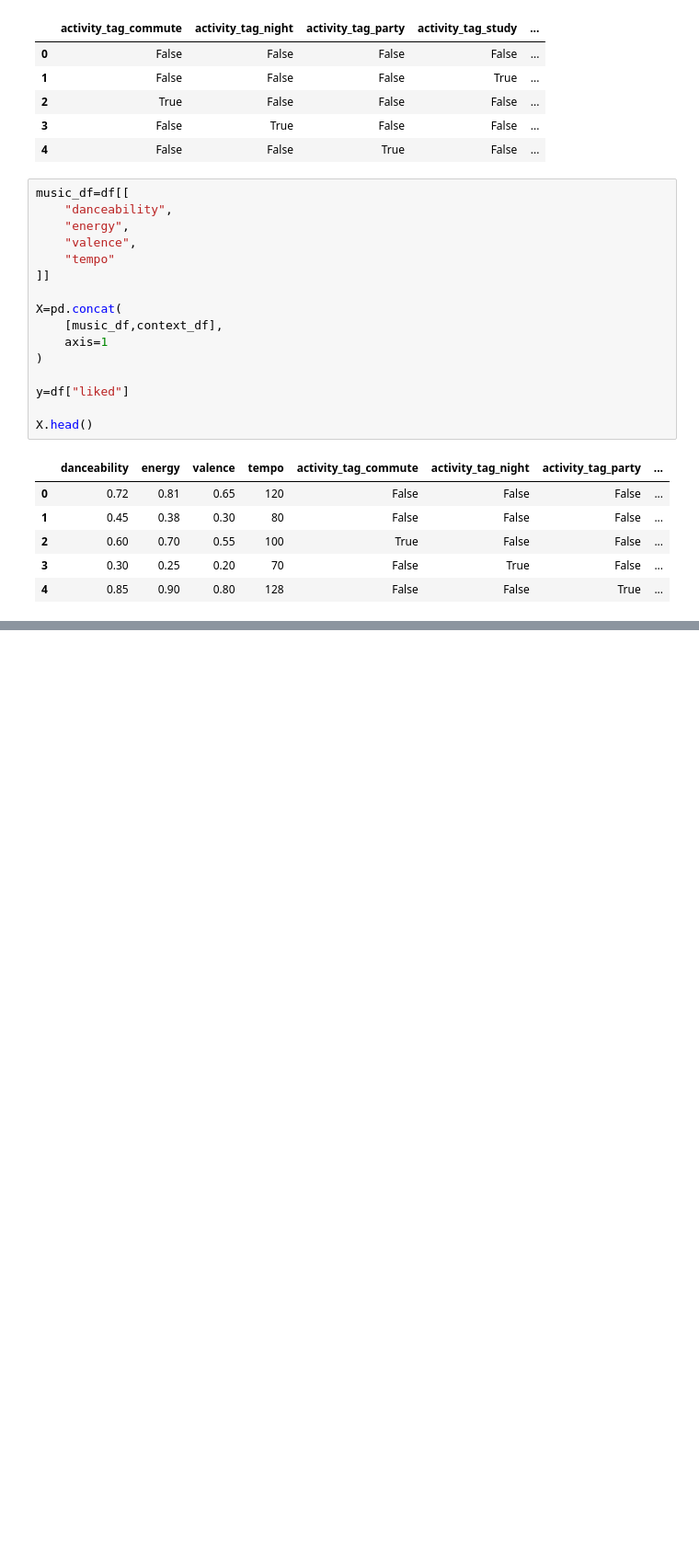
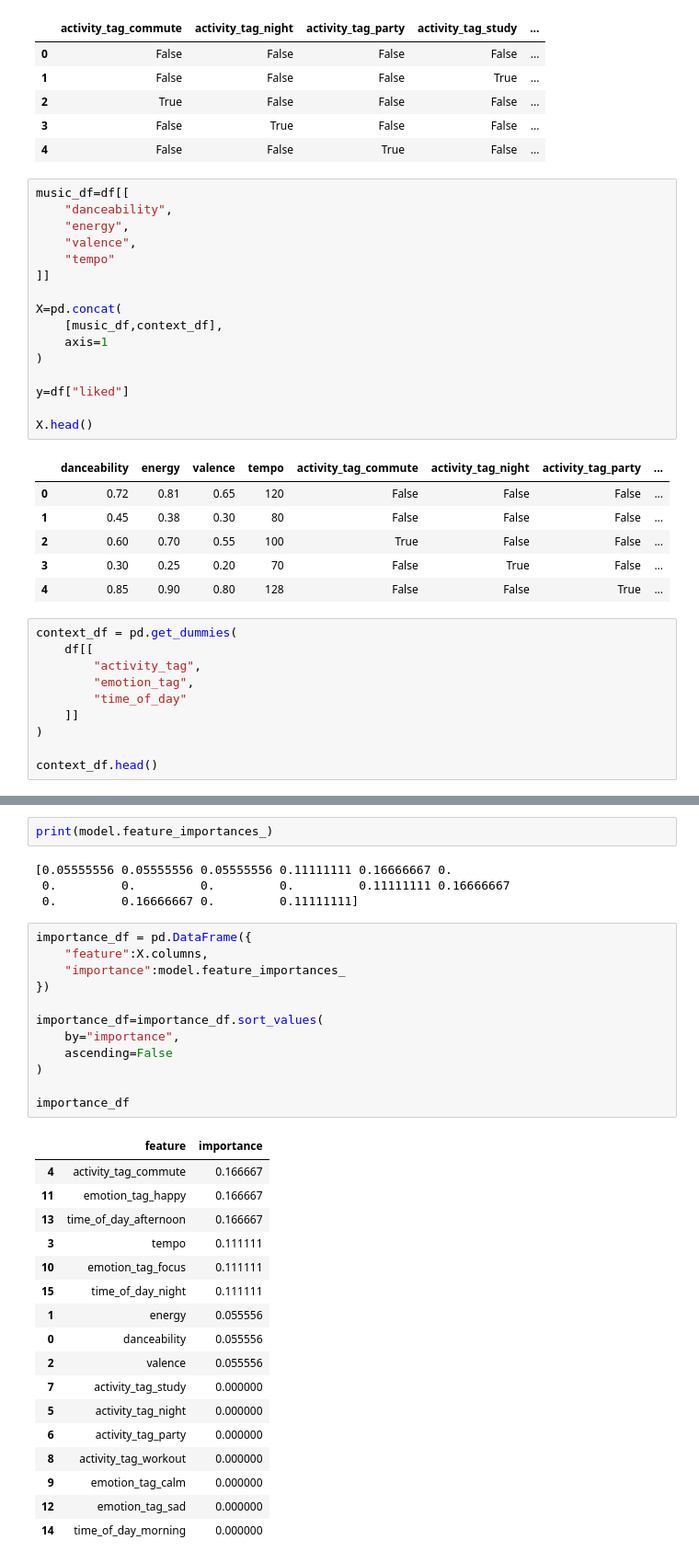
Before and after one commit to jneey2000/ML, a Jupyter notebook: music-context-ml/notebooks/EDA.ipynb, the cells around one changed output, grey strips where cells are left out. Shown at 92% size. Cells and saved outputs as stored; diff of their text form; blank space fills up the shorter version.

Commit message:
day3, contextual feature analysis

```diff
--- a/music-context-ml/notebooks/EDA.ipynb
+++ b/music-context-ml/notebooks/EDA.ipynb
@@ -145,3 +145,13 @@ X.head()
 | 2 | 0.60 | 0.70 | 0.55 | 100 | True | False | False | ... |
 | 3 | 0.30 | 0.25 | 0.20 | 70 | False | True | False | ... |
 | 4 | 0.85 | 0.90 | 0.80 | 128 | False | False | True | ... |
+# %%
+context_df = pd.get_dummies(
+    df[[
+        "activity_tag",
+        "emotion_tag",
+        "time_of_day"
+    ]]
+)
+
+context_df.head()
@@ -147,0 +218,36 @@ X.head()
+# %%
+print(model.feature_importances_)
+# %% [output]
+[0.05555556 0.05555556 0.05555556 0.11111111 0.16666667 0.
+ 0.         0.         0.         0.         0.11111111 0.16666667
+ 0.         0.16666667 0.         0.11111111]
+# %%
+importance_df = pd.DataFrame({
+    "feature":X.columns,
+    "importance":model.feature_importances_
+})
+
+importance_df=importance_df.sort_values(
+    by="importance",
+    ascending=False
+)
+
+importance_df
+# %% [output]
+|  | feature | importance |
+| 4 | activity_tag_commute | 0.166667 |
+| 11 | emotion_tag_happy | 0.166667 |
+| 13 | time_of_day_afternoon | 0.166667 |
+| 3 | tempo | 0.111111 |
+| 10 | emotion_tag_focus | 0.111111 |
+| 15 | time_of_day_night | 0.111111 |
+| 1 | energy | 0.055556 |
+| 0 | danceability | 0.055556 |
+| 2 | valence | 0.055556 |
+| 7 | activity_tag_study | 0.000000 |
+| 5 | activity_tag_night | 0.000000 |
+| 6 | activity_tag_party | 0.000000 |
+| 8 | activity_tag_workout | 0.000000 |
+| 9 | emotion_tag_calm | 0.000000 |
+| 12 | emotion_tag_sad | 0.000000 |
+| 14 | time_of_day_morning | 0.000000 |
```
Also changed, not shown: parts of 7 cells of this notebook.
